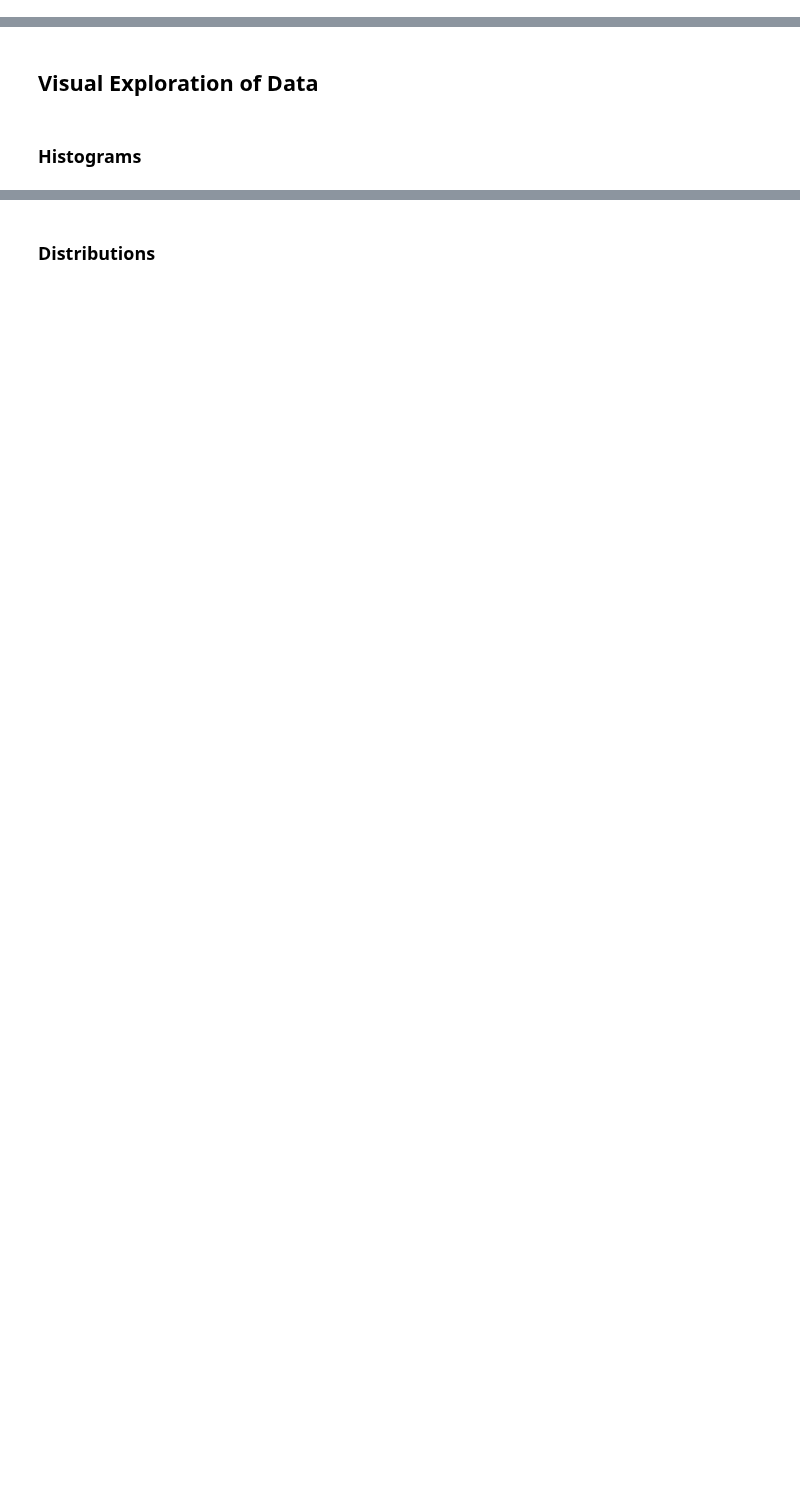
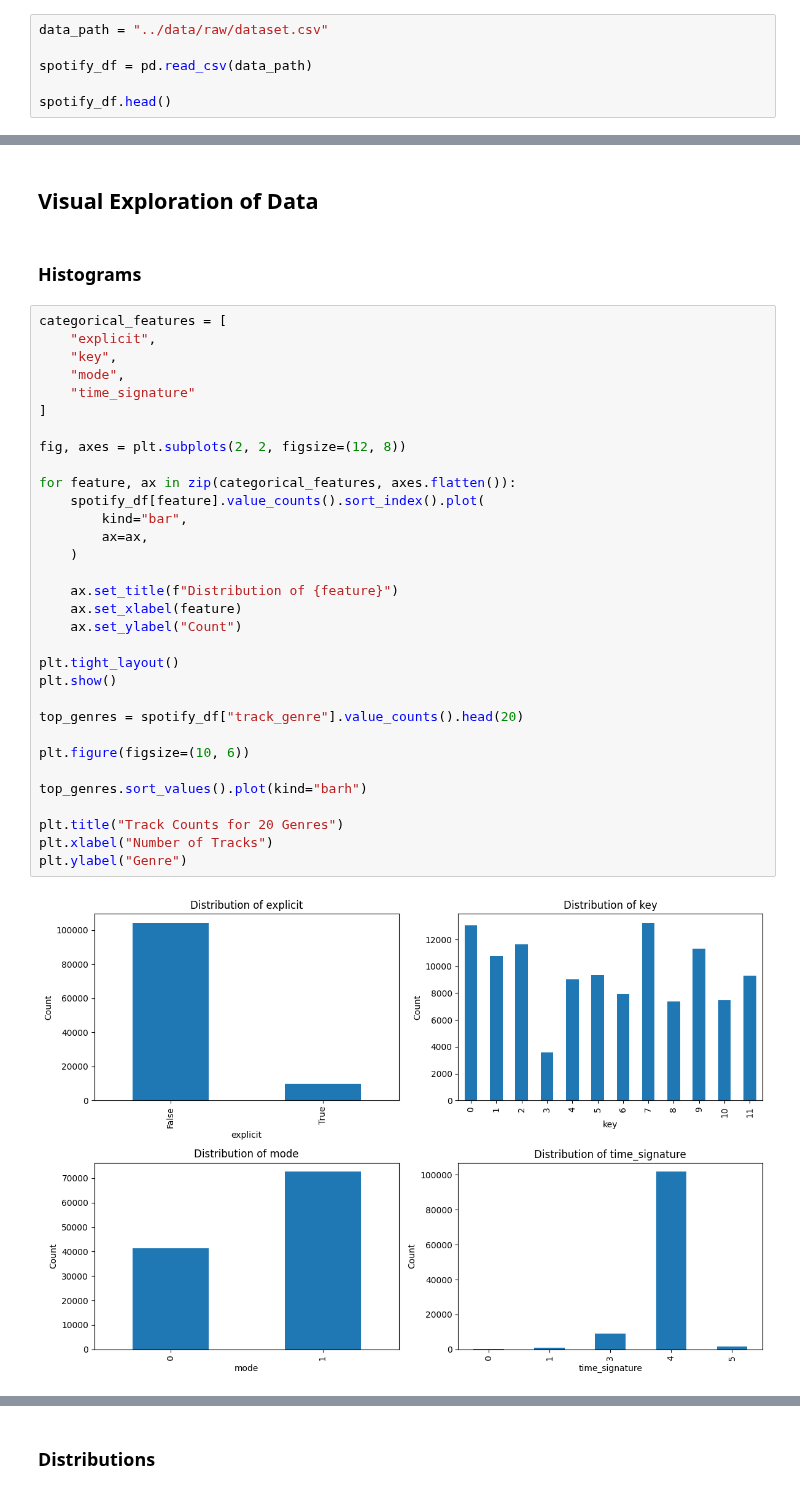
Before and after one commit to alexander-martrain/Song-Data-Mining, a Jupyter notebook: notebooks/project_cluster_cmps451.ipynb, the cells around one changed output, grey strips where cells are left out. Cells and saved outputs as stored; diff of their text form; blank space fills up the shorter version.

Commit message:
Completed data exploration

```diff
--- a/notebooks/project_cluster_cmps451.ipynb
+++ b/notebooks/project_cluster_cmps451.ipynb
@@ -14,2 +19,8 @@ Run your entire code and save. Then submit this <b>saved</b> copy.
 # %% [markdown]
 ## Read Data
+# %%
+data_path = "../data/raw/dataset.csv"
+
+spotify_df = pd.read_csv(data_path)
+
+spotify_df.head()
@@ -17,3 +108,37 @@ Run your entire code and save. Then submit this <b>saved</b> copy.
 ## Visual Exploration of Data
 # %% [markdown]
 ### Histograms
+# %%
+categorical_features = [
+    "explicit",
+    "key",
+    "mode",
+    "time_signature"
+]
+
+fig, axes = plt.subplots(2, 2, figsize=(12, 8))
+
+for feature, ax in zip(categorical_features, axes.flatten()):
+    spotify_df[feature].value_counts().sort_index().plot(
+        kind="bar",
+        ax=ax,
+    )
+
+    ax.set_title(f"Distribution of {feature}")
+    ax.set_xlabel(feature)
+    ax.set_ylabel("Count")
+
+plt.tight_layout()
+plt.show()
+
+top_genres = spotify_df["track_genre"].value_counts().head(20)
+
+plt.figure(figsize=(10, 6))
+
+top_genres.sort_values().plot(kind="barh")
+
+plt.title("Track Counts for 20 Genres")
+plt.xlabel("Number of Tracks")
+plt.ylabel("Genre")
+# %% [output]
+[figure, added]
```
Also changed, not shown: parts of 11 cells of this notebook.
